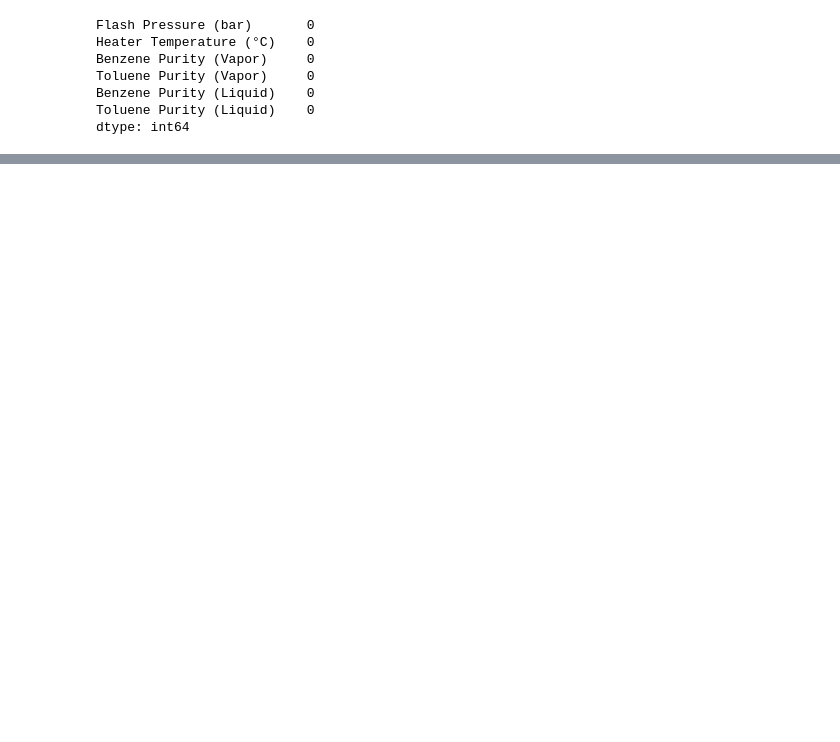
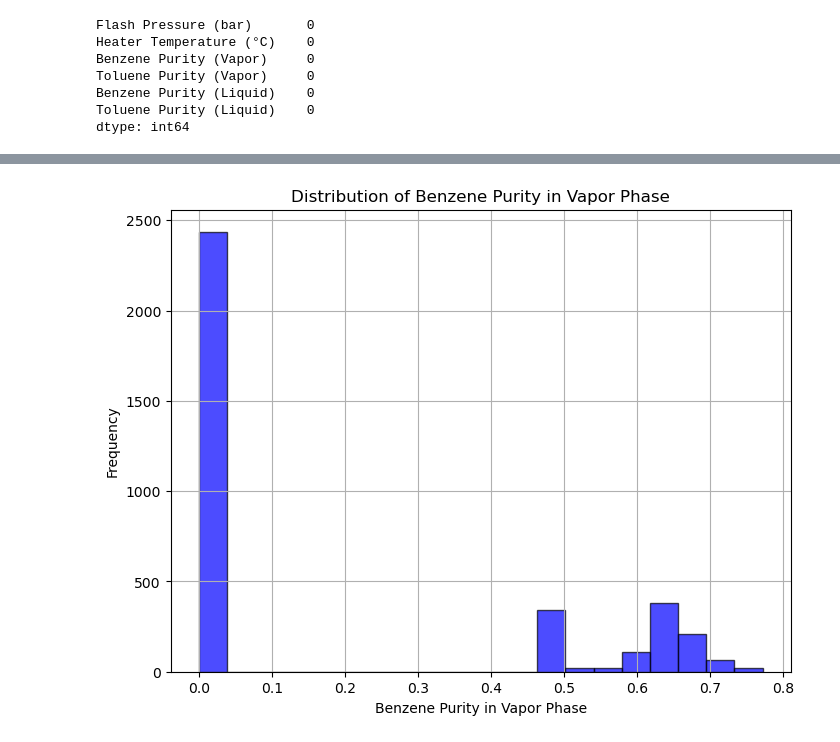
Before and after one commit to panwapromtep/Aspen, a Jupyter notebook: Benzene_Toluene_Flow/flash_toluene_dataview.ipynb, the cells around one changed output, grey strips where cells are left out. Cells and saved outputs as stored; diff of their text form; code cells hidden in the pictures; blank space fills up the shorter version.

```diff
--- a/Benzene_Toluene_Flow/flash_toluene_dataview.ipynb
+++ b/Benzene_Toluene_Flow/flash_toluene_dataview.ipynb
@@ -96,0 +80,34 @@ plt.show()
+# %%
+# Extract data from all entries in the list
+flash_pressures = []
+heater_temperatures = []
+benzene_purity_vapor = []
+toluene_purity_vapor = []
+benzene_purity_liquid = []
+toluene_purity_liquid = []
+
+for entry in data_2:
+    flash_pressures.append(entry['Pressure Flash'])
+    heater_temperatures.append(entry['HeaterInputs']['Temperature'])
+
+    # Extract mole fractions in vapor and liquid phase
+    vapor_mole_frac = entry['VaporOutputs']['MoleFracList']
+    liquid_mole_frac = entry['LiquidOutputs']['MoleFracList']
+
+    benzene_purity_vapor.append(vapor_mole_frac[0])
+    toluene_purity_vapor.append(vapor_mole_frac[1])
+    benzene_purity_liquid.append(liquid_mole_frac[0])
+    toluene_purity_liquid.append(liquid_mole_frac[1])
+
+# Create DataFrame
+purity_trends = pd.DataFrame({
+    'Flash Pressure (bar)': flash_pressures,
+    'Heater Temperature (°C)': heater_temperatures,
+    'Benzene Purity (Vapor)': benzene_purity_vapor,
+    'Toluene Purity (Vapor)': toluene_purity_vapor,
+    'Benzene Purity (Liquid)': benzene_purity_liquid,
+    'Toluene Purity (Liquid)': toluene_purity_liquid
+})
+
+na_counts = purity_trends.isna().sum()
+print(na_counts)
@@ -96,0 +144,12 @@ plt.show()
+# %%
+## plot the distribution of the purity of benzene in vapor phase
+# remove 0 values from the list as they are when there is no vapor phase
+# benzene_purity_vapor = [x for x in benzene_purity_vapor if x != 0]
+plt.figure(figsize=(8, 6))
+plt.hist(benzene_purity_vapor, bins=20, color='blue', alpha=0.7, edgecolor='black')
+plt.xlabel("Benzene Purity in Vapor Phase")
+plt.ylabel("Frequency")
+plt.title("Distribution of Benzene Purity in Vapor Phase")
+plt.grid(True)
+# %% [output]
+[figure, added]
```
Also changed, not shown: parts of 5 cells of this notebook, 3 other files.
